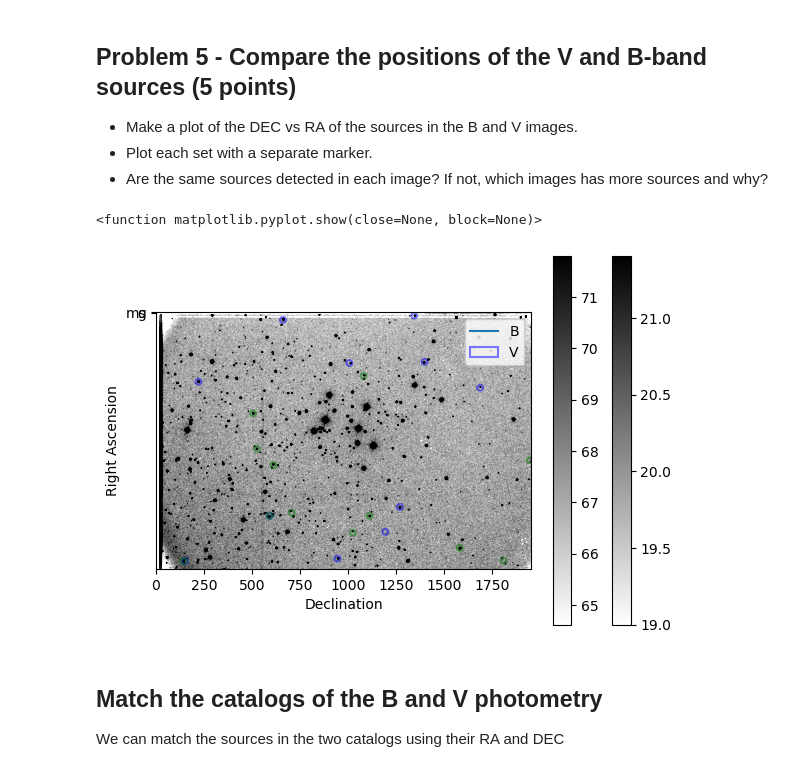
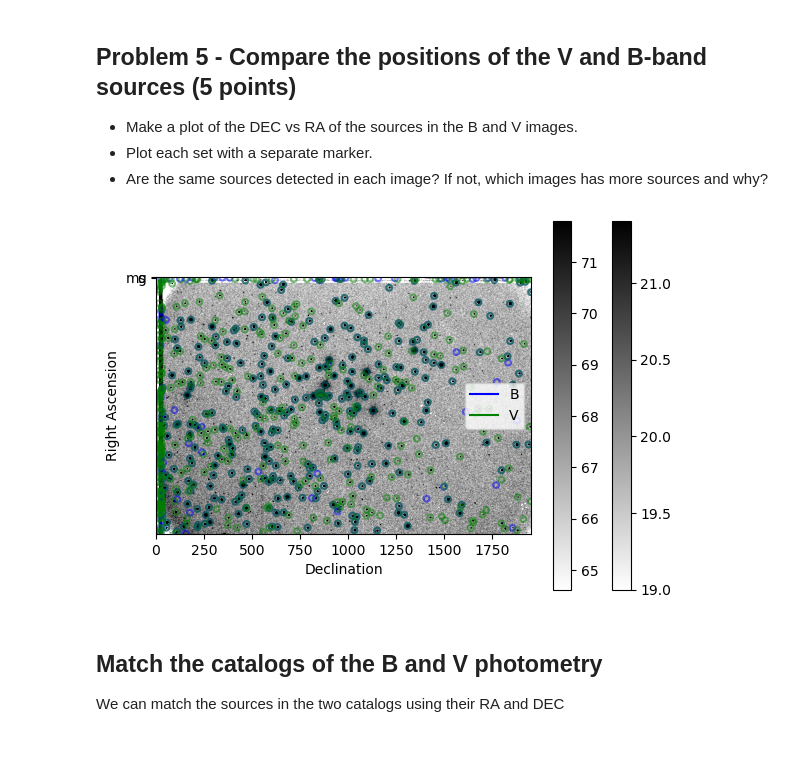
Before and after one commit to EvanBarkus/Reductionproject_student, a Jupyter notebook: cluster_photometry_student.ipynb, the cells around one changed output. Cells and saved outputs as stored; diff of their text form; code cells hidden in the pictures.

```diff
--- a/cluster_photometry_student.ipynb
+++ b/cluster_photometry_student.ipynb
@@ -337,7 +338,7 @@ WARNING: Input data contains invalid values (NaNs or infs), which were automatic
 # set up daofind, with info about our image fwhm and the detection threshold
 #*****************************************
 # update with the FWHM that you measured from the imexam
-daofind = DAOStarFinder(fwhm=78.54, threshold=5.*std_b)
+daofind = DAOStarFinder(fwhm=4.266, threshold=5.*std_b)
 
 # detect sources, using the image - median, which subtracts the sky level from image,
 # assuming a sky that is constant across the iamge
@@ -377,7 +378,7 @@ data_g, header_g = fits.getdata('M29V.fits',header=True)
 
 mean_g, median_g, std_g = sigma_clipped_stats(data_g, sigma=3.0)
 
-daofind = DAOStarFinder(fwhm=78.54, threshold=5.*std_g)
+daofind = DAOStarFinder(fwhm=4.008, threshold=5.*std_g)
 
 # detect sources, using the image - median, which subtracts the sky level from image,
 # assuming a sky that is constant across the iamge
@@ -424,47 +425,51 @@ WARNING: FITSFixedWarning: 'datfix' made the change 'Set MJD-OBS to 60240.955521
 plt.figure()
 
 # plot the positions of the B sources
-plt.plot('ms',mfc='None',markersize=10,label='B')
+plt.plot('ms',mfc='None',markersize=10,label='B',color='b')
+#plt.plot(data_b)
+#plt.subplot(projection='M29B.fits')
 
 positions = np.transpose((sources_b['xcentroid'], sources_b['ycentroid']))
 #creates a set of circular apertues with r=15 pixels
 apertures = CircularAperture(positions, r=15.)
 imdisplay(data_b)
 #plot the apertures.  the ';' at the end suppresses some messy output
 apertures.plot(color='blue', lw=1.5, alpha=0.5);
 
 # plot the positions of the V sources
-plt.plot('g',mfc='None',markersize=10,label='V')
+plt.plot('g',mfc='None',markersize=10,label='V',color='g')
+#plt.plot(data_g)
+#plt.subplot(projection='M29V.fits')
 
 positions = np.transpose((sources_g['xcentroid'], sources_g['ycentroid']))
 #creates a set of circular apertues with r=15 pixels
 apertures = CircularAperture(positions, r=15.)
 imdisplay(data_g)
 #plot the apertures.  the ';' at the end suppresses some messy output
 apertures.plot(color='green', lw=1.5, alpha=0.5);
 
 # add a legend
-location = 0
-legend_drawn_flag = True
-plt.legend(["B", "V"], loc=0, frameon=legend_drawn_flag)
+#location = 0
+#legend_drawn_flag = True
+plt.legend()
 
-ax.legend(['B', 'V'])
+#ax.legend(['B', 'V'])
 #fig, ax = plt.subplots()
 #ax.plot(data_b, label="B")
 #ax.plot(data_g, label="V")
 #ax.legend(loc='upper right')
 
 # label your x axis
 plt.xlabel('Declination')
 
 # label your y axis
 plt.ylabel('Right Ascension')
 
 # save your plot
-plt.show
+plt.savefig('VBpositions.png')
+plt.show()
 # %% [output]
-<function matplotlib.pyplot.show(close=None, block=None)>
-[figure, old version]
+[figure, new version]
 # %% [markdown]
 ## Match the catalogs of the B and V photometry
 
```
Also changed, not shown: parts of 5 cells of this notebook.
